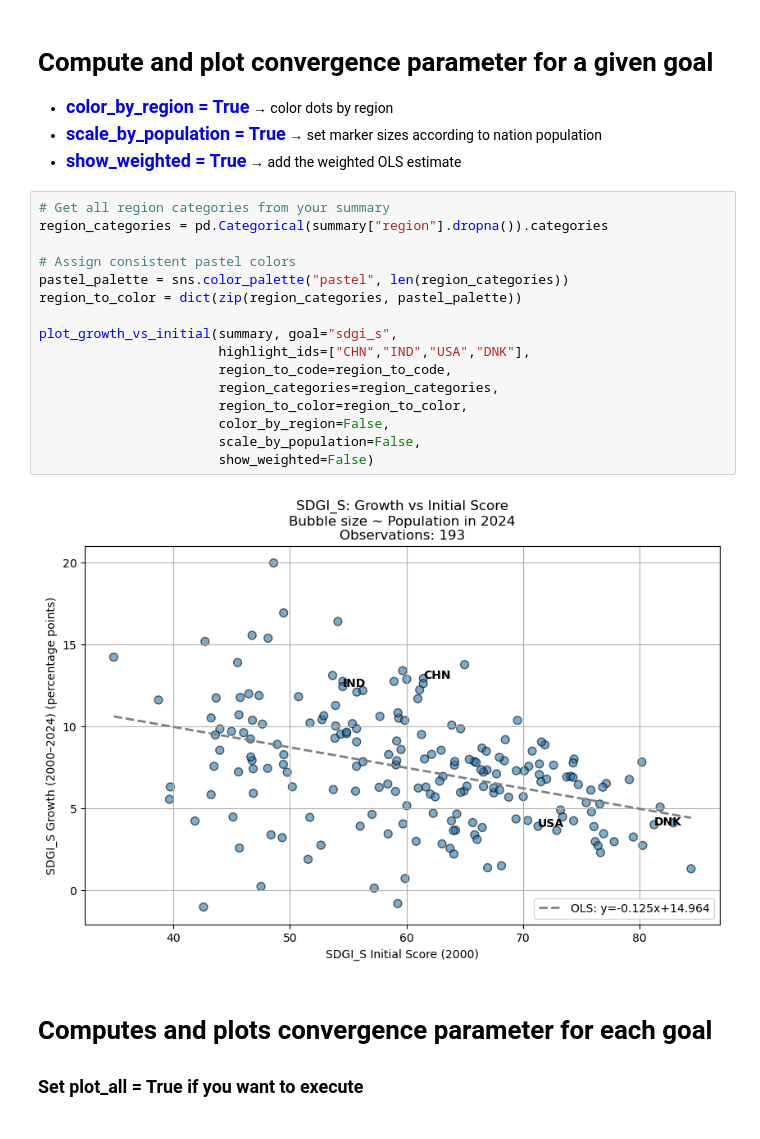
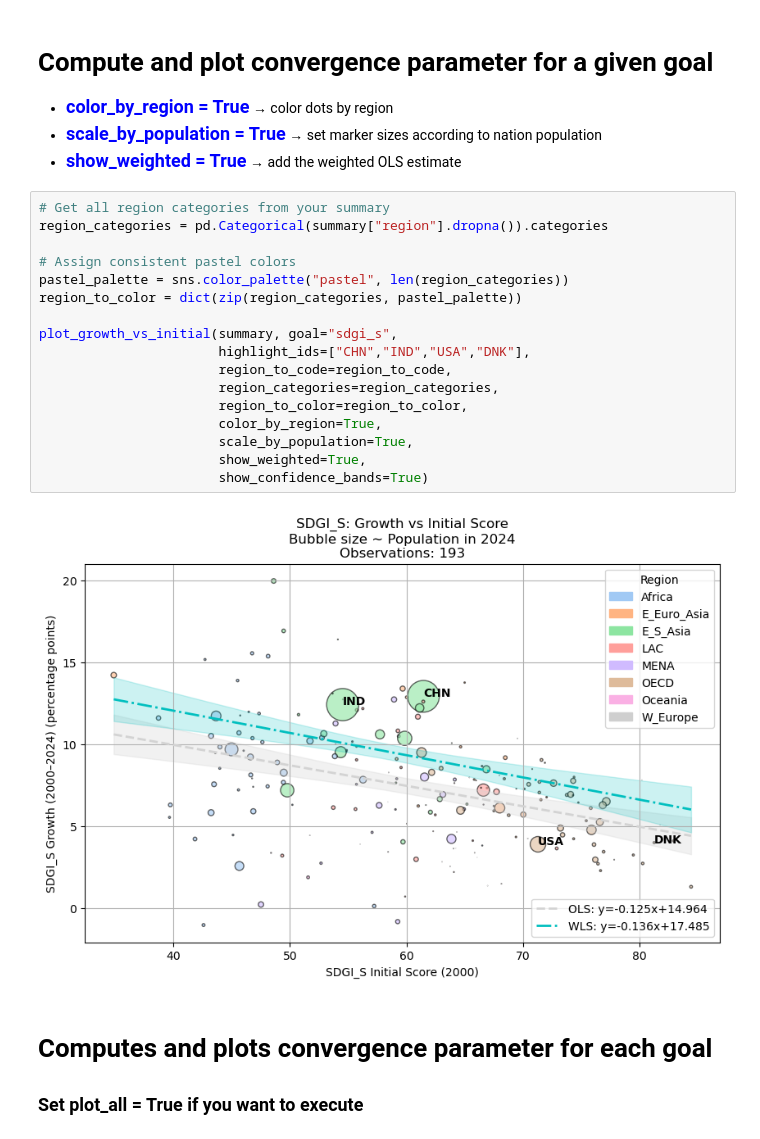
Before and after one commit to gqh814/FN, a Jupyter notebook: code/kode.ipynb, the cells around one changed output. Cells and saved outputs as stored; diff of their text form.

```diff
--- a/code/kode.ipynb
+++ b/code/kode.ipynb
@@ -86,21 +86,22 @@ region_to_code = {region: i for i, region in enumerate(region_categories)}
 # %%
 # Get all region categories from your summary
 region_categories = pd.Categorical(summary["region"].dropna()).categories
 
 # Assign consistent pastel colors
 pastel_palette = sns.color_palette("pastel", len(region_categories))
 region_to_color = dict(zip(region_categories, pastel_palette))
 
 plot_growth_vs_initial(summary, goal="sdgi_s",
                        highlight_ids=["CHN","IND","USA","DNK"],
                        region_to_code=region_to_code,
                        region_categories=region_categories,
                        region_to_color=region_to_color,
-                       color_by_region=False,
-                       scale_by_population=False,
-                       show_weighted=False)
+                       color_by_region=True,
+                       scale_by_population=True,
+                       show_weighted=True,
+                       show_confidence_bands=True)
 # %% [output]
-[figure, old version]
+[figure, new version]
 # %% [markdown]
 # Computes and plots convergence parameter for each goal
 
```
Also changed, not shown: parts of 1 cell of this notebook, 3 other files.
